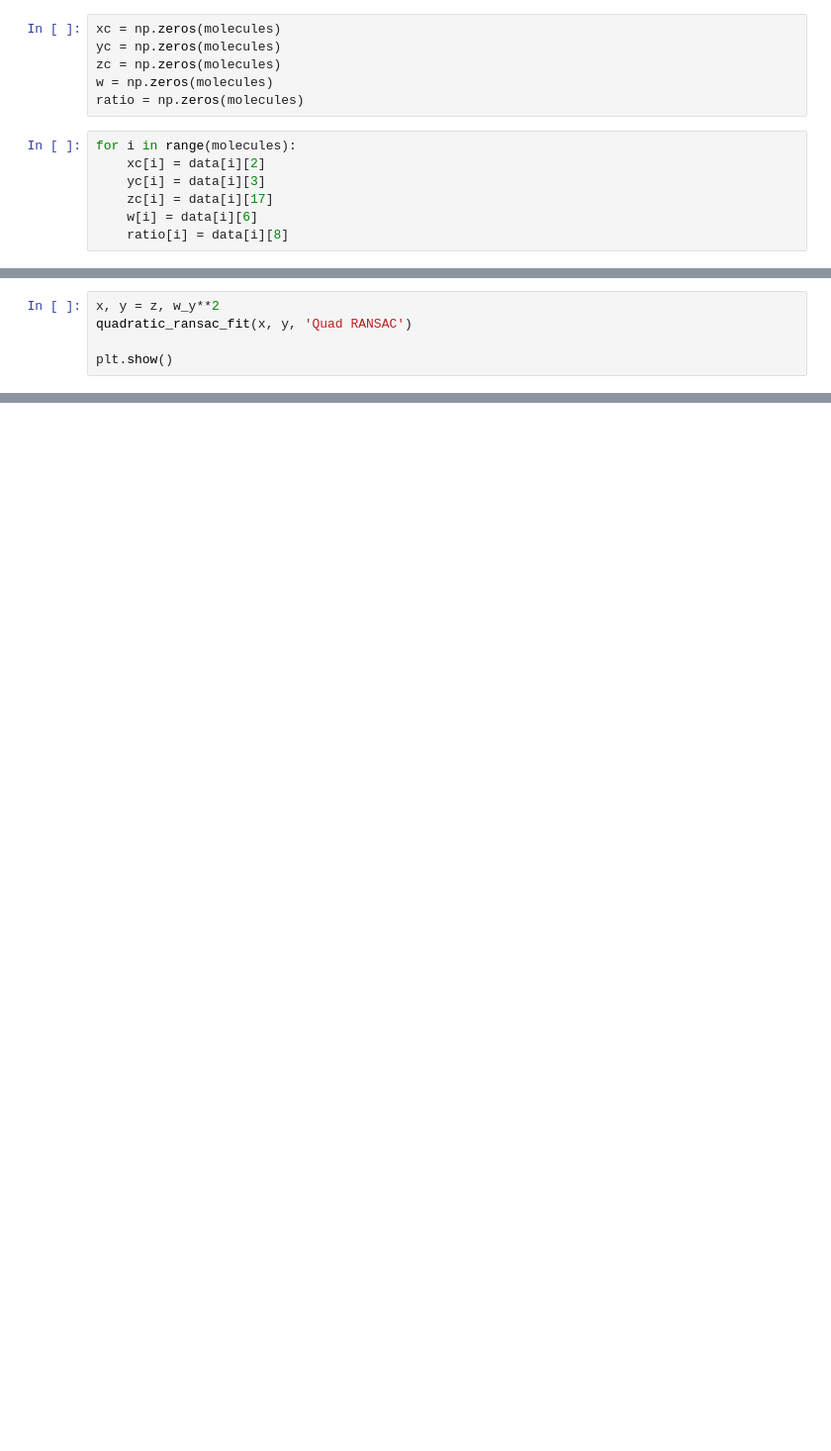
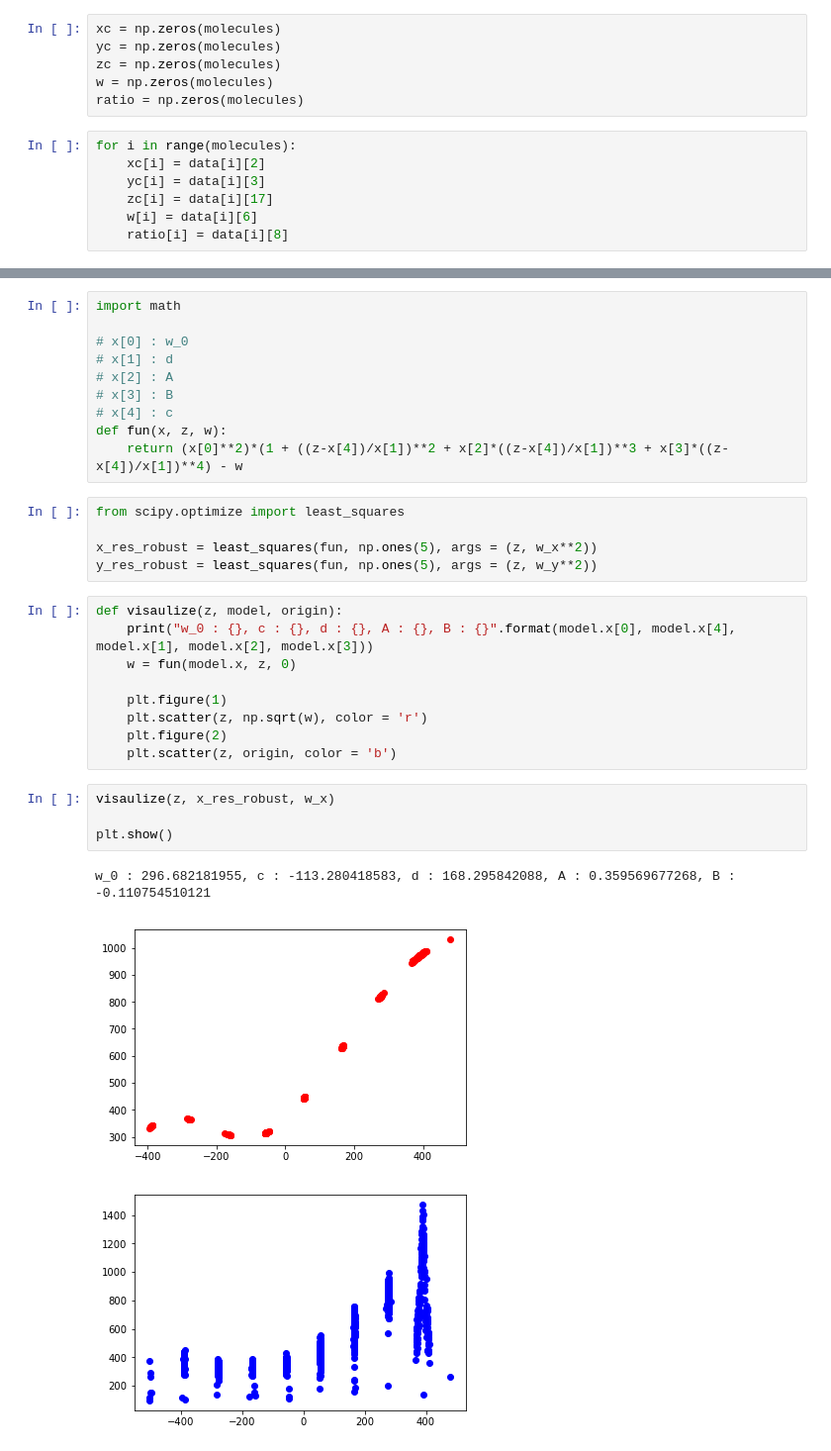
Before and after one commit to mikigom/storm-analysis, a Jupyter notebook: ipynb/Untitled.ipynb, the cells around one changed output, grey strips where cells are left out. Shown at 99% size. Saved outputs shown, nothing was run; the diff lists cells and outputs as text; blank space fills up the shorter version.

```diff
--- a/ipynb/Untitled.ipynb
+++ b/ipynb/Untitled.ipynb
@@ -132,5 +82,0 @@ plt.show()
-# %%
-x, y = z, w_y**2
-quadratic_ransac_fit(x, y, 'Quad RANSAC')
-
-plt.show()
@@ -139,0 +106,32 @@ plt.show()
+# %%
+import math
+
+# x[0] : w_0
+# x[1] : d
+# x[2] : A
+# x[3] : B
+# x[4] : c
+def fun(x, z, w):
+    return (x[0]**2)*(1 + ((z-x[4])/x[1])**2 + x[2]*((z-x[4])/x[1])**3 + x[3]*((z-x[4])/x[1])**4) - w
+# %%
+from scipy.optimize import least_squares
+
+x_res_robust = least_squares(fun, np.ones(5), args = (z, w_x**2))
+y_res_robust = least_squares(fun, np.ones(5), args = (z, w_y**2))
+# %%
+def visaulize(z, model, origin):
+    print("w_0 : {}, c : {}, d : {}, A : {}, B : {}".format(model.x[0], model.x[4], model.x[1], model.x[2], model.x[3]))
+    w = fun(model.x, z, 0)
+
+    plt.figure(1)
+    plt.scatter(z, np.sqrt(w), color = 'r')
+    plt.figure(2)
+    plt.scatter(z, origin, color = 'b')
+# %%
+visaulize(z, x_res_robust, w_x)
+
+plt.show()
+# %% [output]
+w_0 : 296.682181955, c : -113.280418583, d : 168.295842088, A : 0.359569677268, B : -0.110754510121
+[figure, added]
+[figure, added]
```
Also changed, not shown: parts of 11 cells of this notebook, 13 other files.
